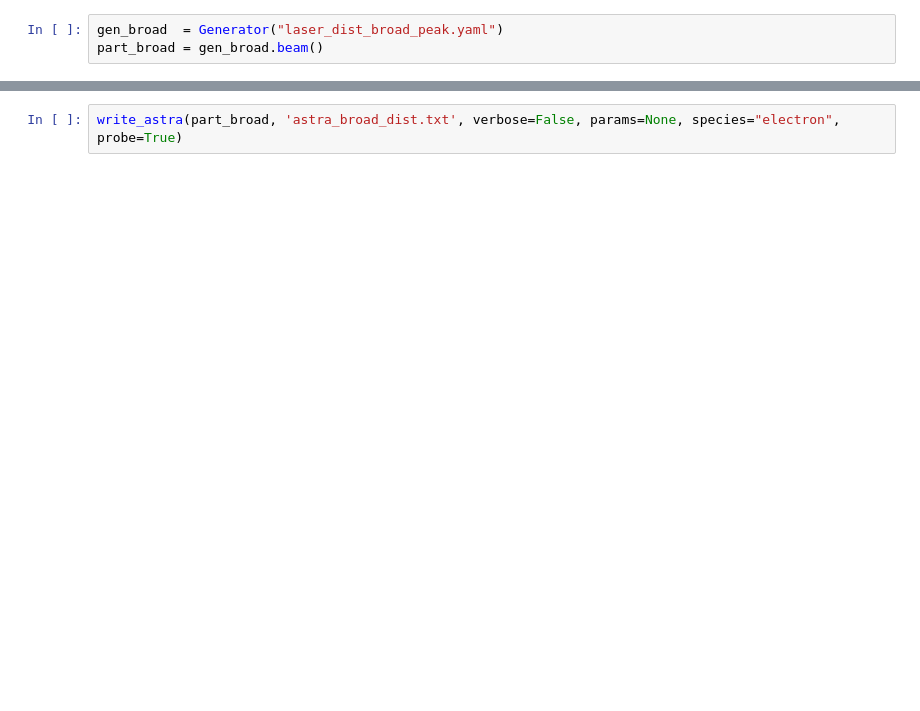
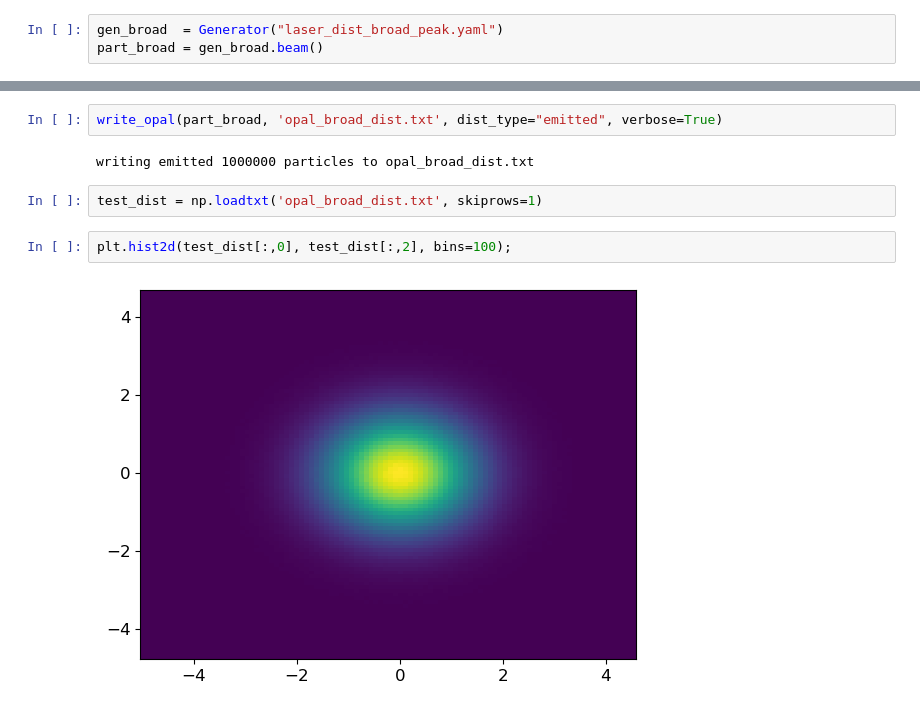
Before and after one commit to slaclab/beam-shaping, a Jupyter notebook: md2025/distributions/test_dist.ipynb, the cells around one changed output, grey strips where cells are left out. Saved outputs shown, nothing was run; the diff lists cells and outputs as text; blank space fills up the shorter version.

Commit message:
updating opal dist

```diff
--- a/md2025/distributions/test_dist.ipynb
+++ b/md2025/distributions/test_dist.ipynb
@@ -52,2 +99,10 @@ plt.hist2d(part_broad.x.magnitude, part_broad.y.magnitude, bins=100);
 # %%
-write_astra(part_broad, 'astra_broad_dist.txt', verbose=False, params=None, species="electron", probe=True)
+write_opal(part_broad, 'opal_broad_dist.txt', dist_type="emitted", verbose=True)
+# %% [output]
+writing emitted 1000000 particles to opal_broad_dist.txt
+# %%
+test_dist = np.loadtxt('opal_broad_dist.txt', skiprows=1)
+# %%
+plt.hist2d(test_dist[:,0], test_dist[:,2], bins=100);
+# %% [output]
+[figure, added]
```
Also changed, not shown: parts of 16 cells of this notebook, 2 other files.
